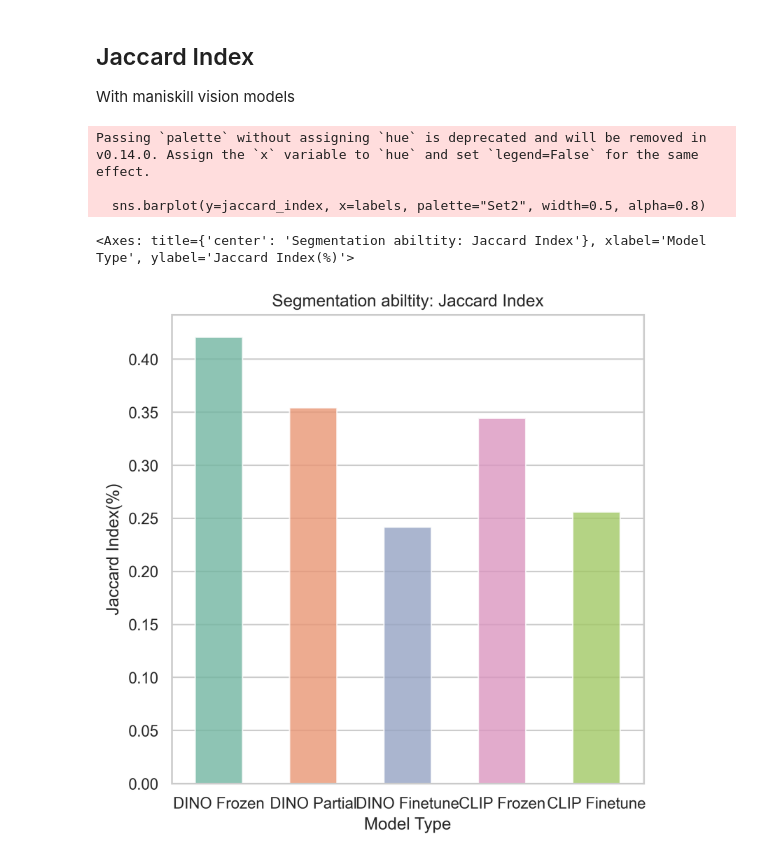
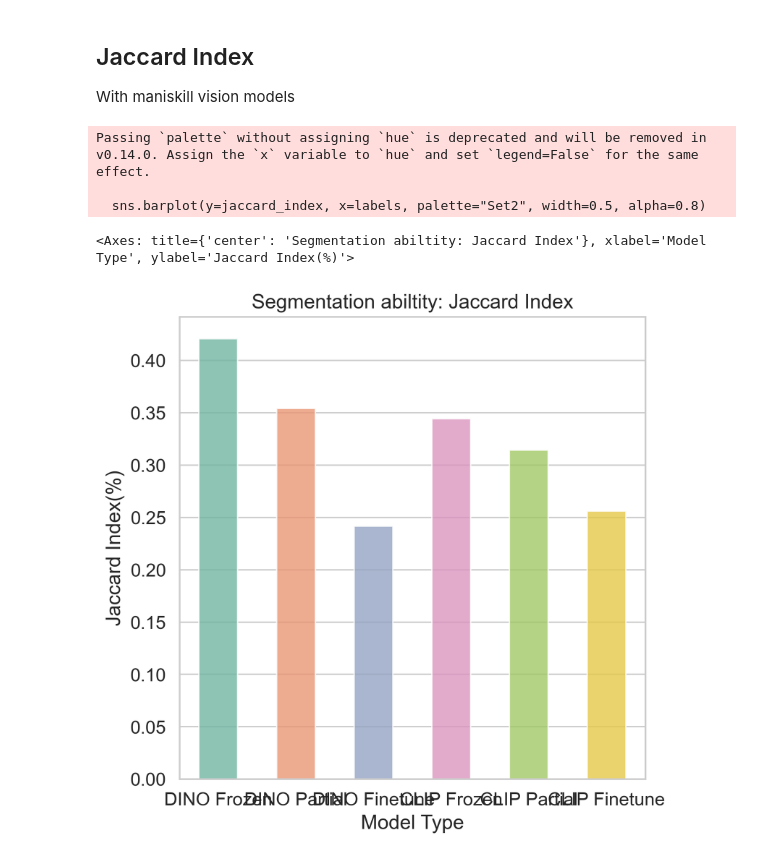
Before and after one commit to JottScones/PVMs-with-DreamerV3, a Jupyter notebook: plot_eval_results.ipynb, the cells around one changed output. Cells and saved outputs as stored; diff of their text form; code cells hidden in the pictures.

```diff
--- a/plot_eval_results.ipynb
+++ b/plot_eval_results.ipynb
@@ -455,16 +455,16 @@ Passing `palette` without assigning `hue` is deprecated and will be removed in v
 ## Jaccard Index
 With maniskill vision models
 # %%
-jaccard_index = [0.42062002258921743, 0.35423243885115097, 0.2416849635988227, 0.3443435035712217, 0.25605167583198163]
-labels = ["DINO Frozen", "DINO Partial", "DINO Finetune", "CLIP Frozen", "CLIP Finetune"]
+jaccard_index = [0.42062002258921743, 0.35423243885115097, 0.2416849635988227, 0.3443435035712217, 0.3142553214984212, 0.25605167583198163]
+labels = ["DINO Frozen", "DINO Partial", "DINO Finetune", "CLIP Frozen", "CLIP Partial", "CLIP Finetune"]
 plt.figure(figsize=(6, 6))
 plt.xlabel("Model Type")
 plt.ylabel("Jaccard Index(%)")
 plt.title(f"Segmentation abiltity: Jaccard Index")
 sns.barplot(y=jaccard_index, x=labels, palette="Set2", width=0.5, alpha=0.8)
 # %% [output]
 Passing `palette` without assigning `hue` is deprecated and will be removed in v0.14.0. Assign the `x` variable to `hue` and set `legend=False` for the same effect.
 
   sns.barplot(y=jaccard_index, x=labels, palette="Set2", width=0.5, alpha=0.8)
 <Axes: title={'center': 'Segmentation abiltity: Jaccard Index'}, xlabel='Model Type', ylabel='Jaccard Index(%)'>
-[figure, old version]
+[figure, new version]
```
Also changed, not shown: parts of 2 cells of this notebook.
